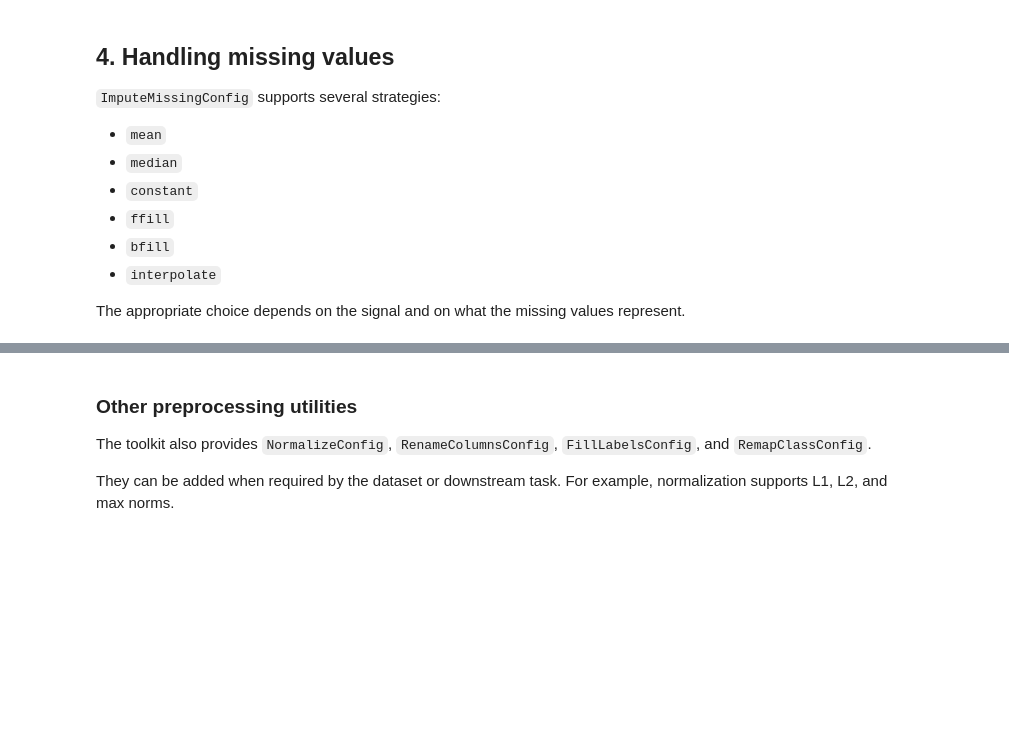
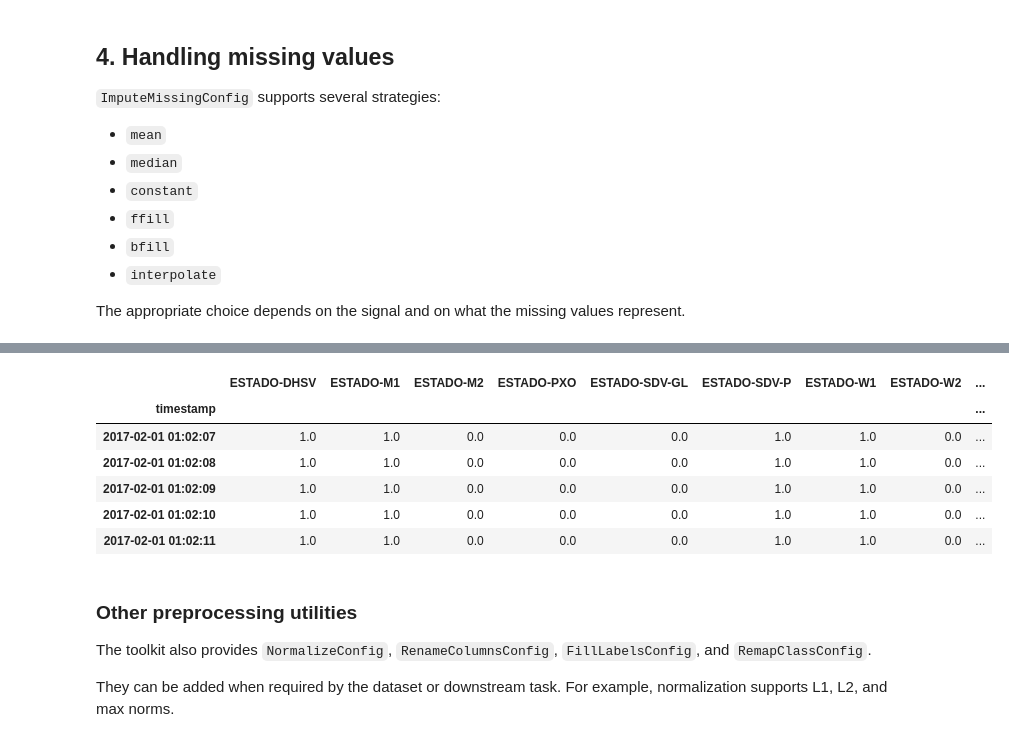
Before and after one commit to rafaelpadilla/3W, a Jupyter notebook: resources/workshop_2026/7_feature_extraction.ipynb, the cells around one changed output, grey strips where cells are left out. Drawn from its saved outputs; the diff is of its cells as text; code cells hidden in the pictures; blank space fills up the shorter version.

```diff
--- a/resources/workshop_2026/7_feature_extraction.ipynb
+++ b/resources/workshop_2026/7_feature_extraction.ipynb
@@ -157,5 +157,5 @@ preprocessor = TransformConfig(
 preprocessor.fit(ds)
 preprocessed_ds = preprocessor.transform(ds)
 
-print(preprocessed_ds[0].signal.head())
+preprocessed_ds[0].signal.head()
 # %% [output]
@@ -179,3 +162,10 @@ timestamp
+|  | ESTADO-DHSV | ESTADO-M1 | ESTADO-M2 | ESTADO-PXO | ESTADO-SDV-GL | ESTADO-SDV-P | ESTADO-W1 | ESTADO-W2 | ... |
+| timestamp |  |  |  |  |  |  |  |  | ... |
+| 2017-02-01 01:02:07 | 1.0 | 1.0 | 0.0 | 0.0 | 0.0 | 1.0 | 1.0 | 0.0 | ... |
+| 2017-02-01 01:02:08 | 1.0 | 1.0 | 0.0 | 0.0 | 0.0 | 1.0 | 1.0 | 0.0 | ... |
+| 2017-02-01 01:02:09 | 1.0 | 1.0 | 0.0 | 0.0 | 0.0 | 1.0 | 1.0 | 0.0 | ... |
+| 2017-02-01 01:02:10 | 1.0 | 1.0 | 0.0 | 0.0 | 0.0 | 1.0 | 1.0 | 0.0 | ... |
+| 2017-02-01 01:02:11 | 1.0 | 1.0 | 0.0 | 0.0 | 0.0 | 1.0 | 1.0 | 0.0 | ... |
 # %% [markdown]
 ### Other preprocessing utilities
 
```
Also changed, not shown: parts of 7 cells of this notebook.
